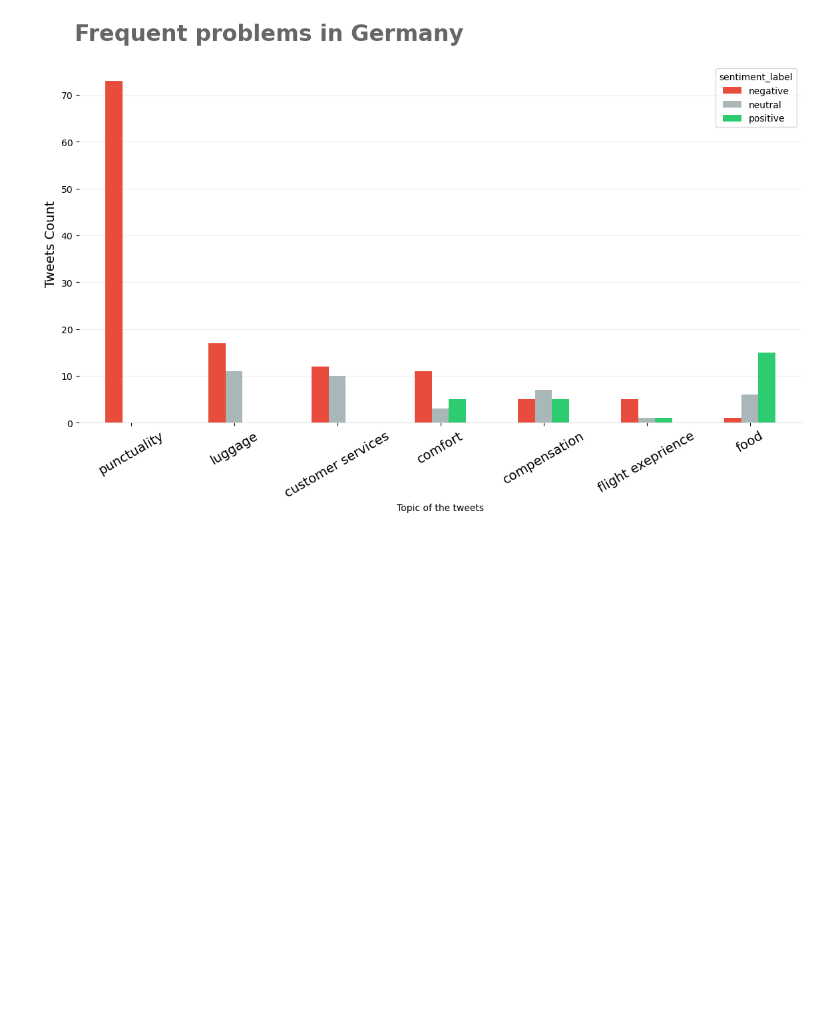
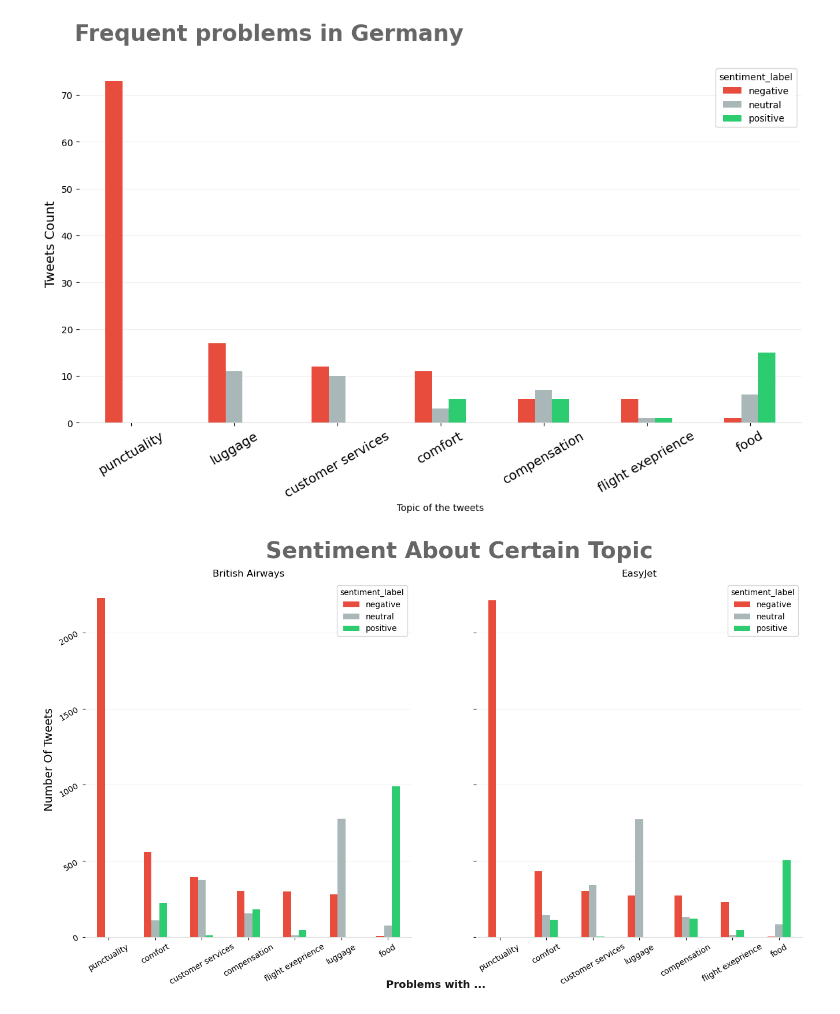
Before and after one commit to AlexRaudvee/Sentiment_Analysis_Tiwitter, a Jupyter notebook: get_geo.ipynb, the cells around one changed output. Cells and saved outputs as stored; diff of their text form; code cells hidden in the pictures; blank space fills up the shorter version.

```diff
--- a/get_geo.ipynb
+++ b/get_geo.ipynb
@@ -492,6 +492,14 @@ def transformation(df):
     df_2 = df_1.dropna(how='all').fillna(0).sort_values(by='negative', ascending=False)
 
     return df_2
+# %%
+# apply function on different countries
+
+df_for_topics_british_GB = transformation(df_for_britishairways[df_for_britishairways['country_code'] == 'GB'].groupby(['topic', 'sentiment_label']).count()[['tweet_id']].reset_index())
+df_for_topics_british_ES = transformation(df_for_britishairways[df_for_britishairways['country_code'] == 'ES'].groupby(['topic', 'sentiment_label']).count()[['tweet_id']].reset_index())
+df_for_topics_british_FR = transformation(df_for_britishairways[df_for_britishairways['country_code'] == 'FR'].groupby(['topic', 'sentiment_label']).count()[['tweet_id']].reset_index())
+df_for_topics_british_IT = transformation(df_for_britishairways[df_for_britishairways['country_code'] == 'IT'].groupby(['topic', 'sentiment_label']).count()[['tweet_id']].reset_index())
+df_for_topics_british_DE = transformation(df_for_britishairways[df_for_britishairways['country_code'] == 'DE'].groupby(['topic', 'sentiment_label']).count()[['tweet_id']].reset_index())
 # %%
 # apply function on different countries
 
@@ -644,3 +652,55 @@ ax.set_ylabel('Tweets Count', size=14)
 # %% [output]
 Text(0, 0.5, 'Tweets Count')
 [figure]
+# %%
+df_easy_jet_all = pd.concat([df_for_topics_easy_DE, df_for_topics_easy_ES, df_for_topics_easy_FR, df_for_topics_easy_GB, df_for_topics_easy_IT]).groupby(['topic']).sum().sort_values(by='negative', ascending=False)
+df_british_jet_all = pd.concat([df_for_topics_british_DE, df_for_topics_british_ES, df_for_topics_british_FR, df_for_topics_british_GB, df_for_topics_british_IT]).groupby(['topic']).sum().sort_values(by='negative', ascending=False)
+# %%
+# initialize the figure for the plots
+fig, ax = plt.subplots(nrows=1, ncols=2, figsize=(16,8), sharey=True)
+
+# plots
+bars_grouped1 = df_british_jet_all.plot(kind='bar', ax=ax[0], color=['#E74C3C', '#AAB7B8', '#2ECC71'])
+bars_grouped2 = df_easy_jet_all.plot(kind='bar', ax=ax[1], color=['#E74C3C', '#AAB7B8', '#2ECC71'])
+
+# title
+fig.text(x=0.32, y=.93, s="Sentiment About Certain Topic", transform=fig.transFigure, ha='left', fontsize=28, weight='bold', alpha=.6)
+
+fig.text(x=0.45, y=0, s="Problems with ...", transform=fig.transFigure, ha='left', fontsize=13, alpha=.9, weight='bold')
+
+# set suptite
+ax[0].set_title('British Airways')
+ax[1].set_title('EasyJet')
+
+# Axis formatting.
+ax[0].spines['top'].set_visible(False)
+ax[1].spines['top'].set_visible(False)
+ax[0].spines['right'].set_visible(False)
+ax[1].spines['right'].set_visible(False)
+ax[0].spines['left'].set_visible(False)
+ax[1].spines['left'].set_visible(False)
+ax[0].spines['bottom'].set_color('#DDDDDD')
+ax[1].spines['bottom'].set_color('#DDDDDD')
+ax[0].set_axisbelow(True)
+ax[1].set_axisbelow(True)
+ax[0].yaxis.grid(True, color='#EEEEEE')
+ax[1].yaxis.grid(True, color='#EEEEEE')
+ax[0].xaxis.grid(False)
+ax[1].xaxis.grid(False)
+
+
+# x axis
+ax[0].set_xlabel('')
+ax[1].set_xlabel('')
+ax[0].tick_params(labelrotation=30)
+ax[1].tick_params(labelrotation=30)
+
+# y axis
+ax[0].set_ylabel('')
+ax[1].set_ylabel('')
+ax[0].set_ylabel('Number Of Tweets', size=14)
+
+# saving code
+# fig.get_figure().savefig('sentiment_about_topics.png')
+# %% [output]
+[figure, added]
```
Also changed, not shown: 1 other file.
